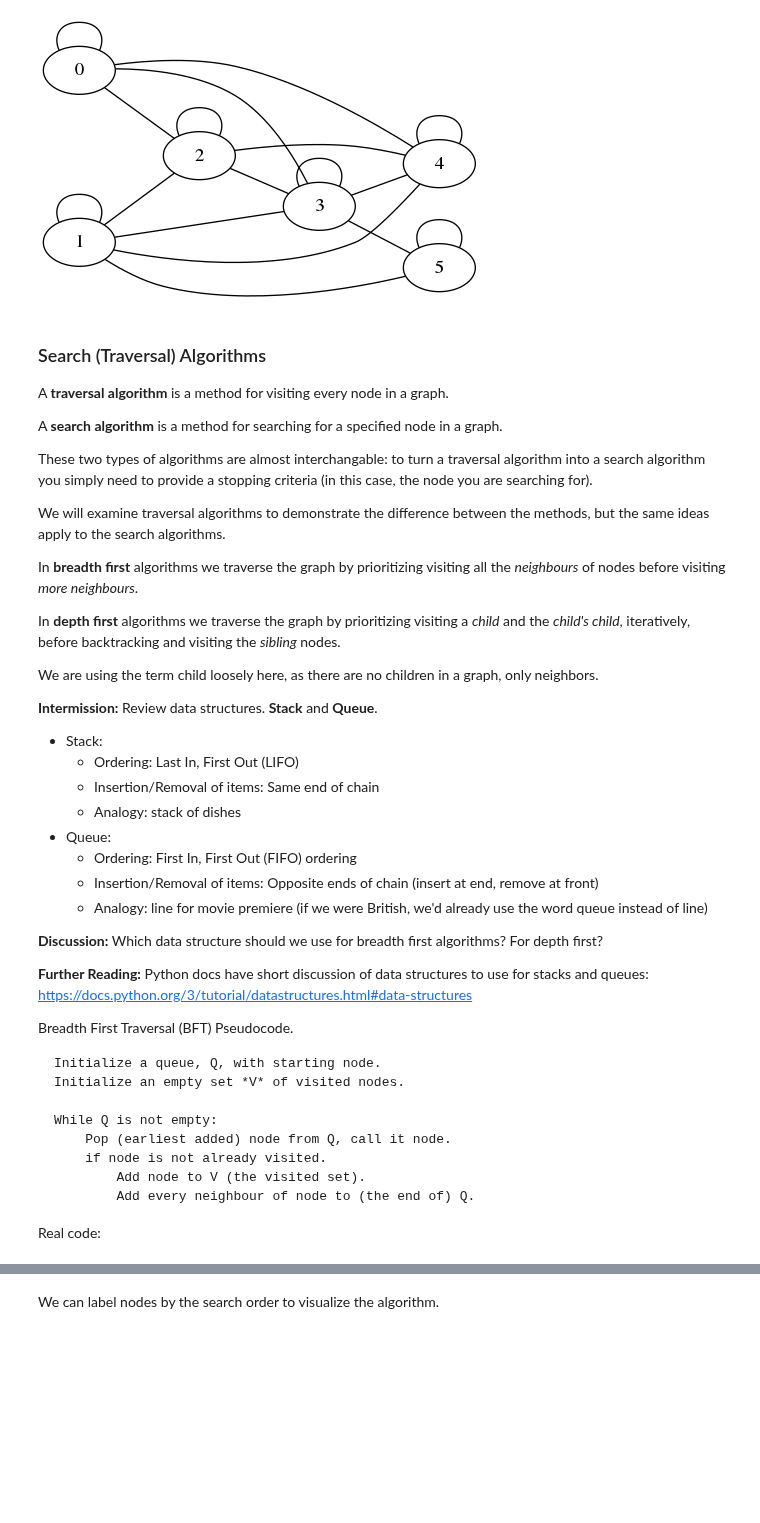
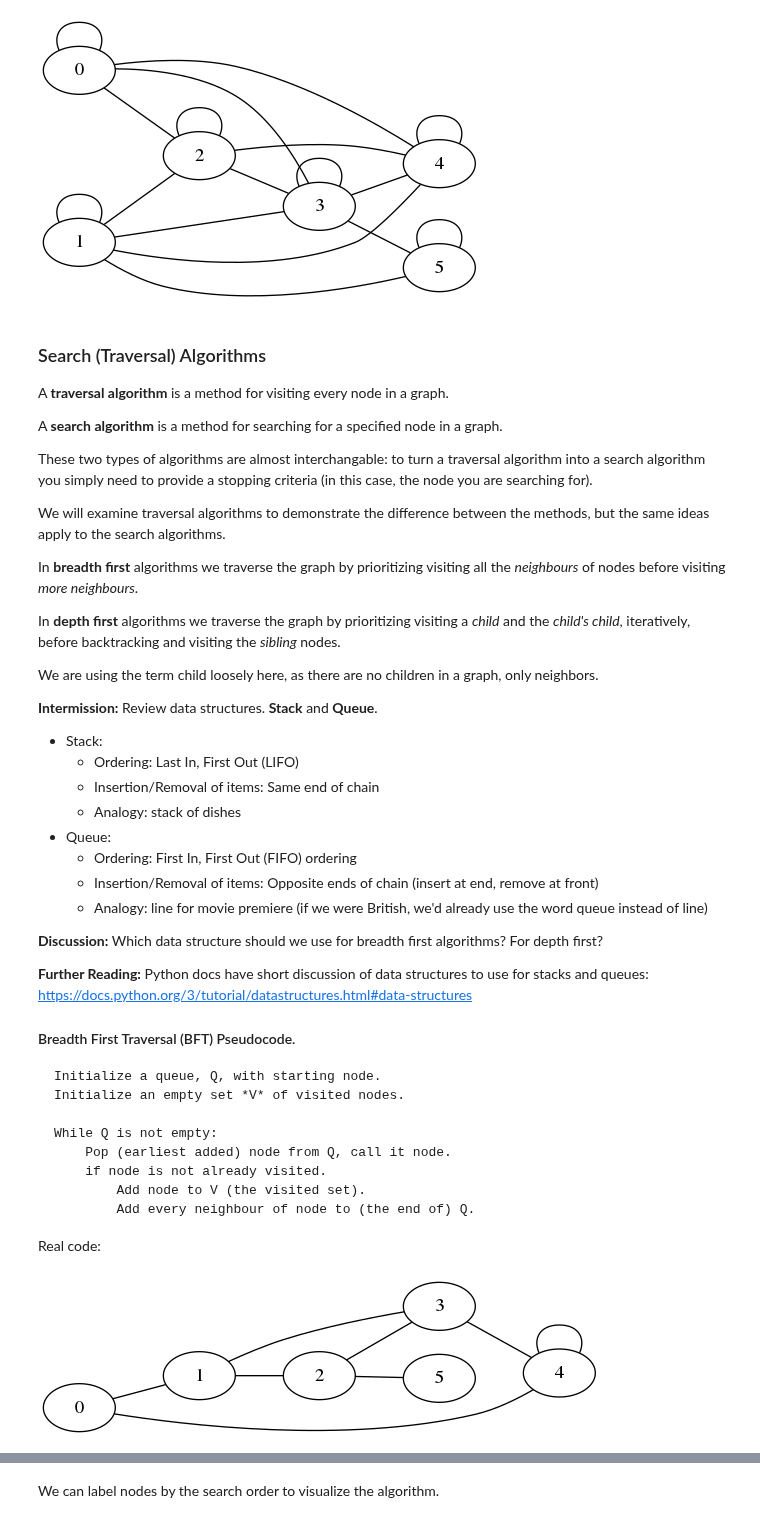
Before and after one commit to wmarshall484/DSI_LECTURES_2, a Jupyter notebook: graphs/moses_marsh/graphs_lecture.ipynb, the cells around one changed output, grey strips where cells are left out. Drawn from its saved outputs; the diff is of its cells as text; code cells hidden in the pictures; blank space fills up the shorter version.

```diff
--- a/graphs/moses_marsh/graphs_lecture.ipynb
+++ b/graphs/moses_marsh/graphs_lecture.ipynb
@@ -422,7 +420,7 @@ We are using the term child loosely here, as there are no children in a graph, o
 **Further Reading:** Python docs have short discussion of data structures to use for stacks and queues:
 https://docs.python.org/3/tutorial/datastructures.html#data-structures
 
-Breadth First Traversal (BFT) Pseudocode.
+#### Breadth First Traversal (BFT) Pseudocode.
 
     Initialize a queue, Q, with starting node.
     Initialize an empty set *V* of visited nodes.
@@ -448,3 +446,7 @@ def breadth_first_traversal(G, initial_node):
             Q.extend(G.neighbors(node)) # extend to the right side
 
     return visited
+# %%
+nxpd.draw(G, show='ipynb')
+# %% [output]
+[figure, added]
```
Also changed, not shown: parts of 23 cells of this notebook, 1 other file.
